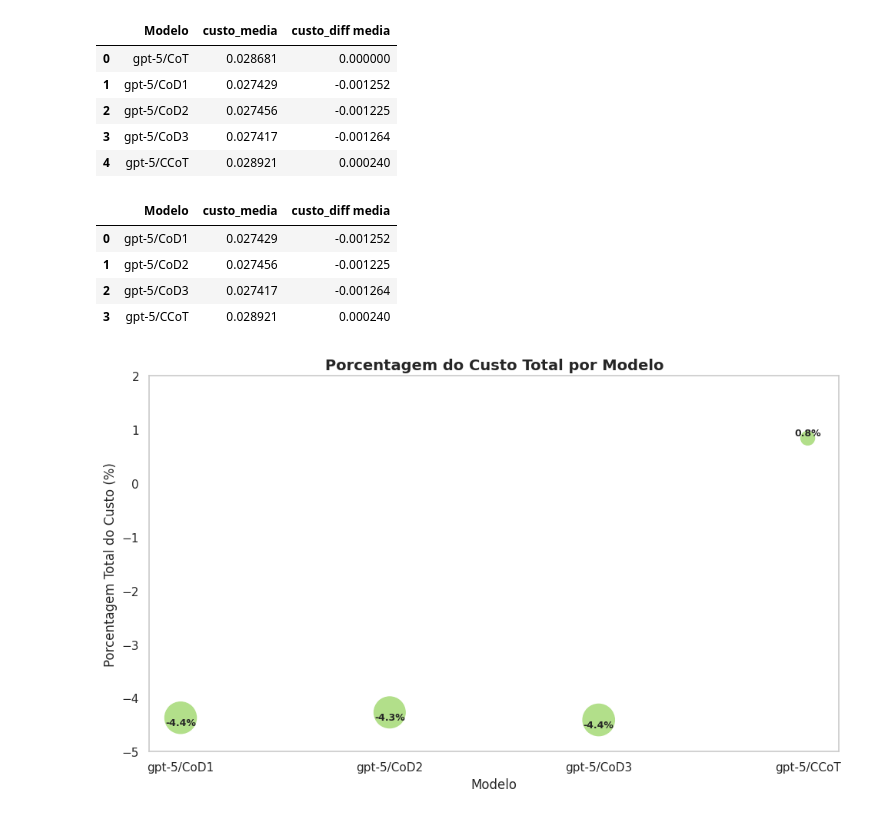
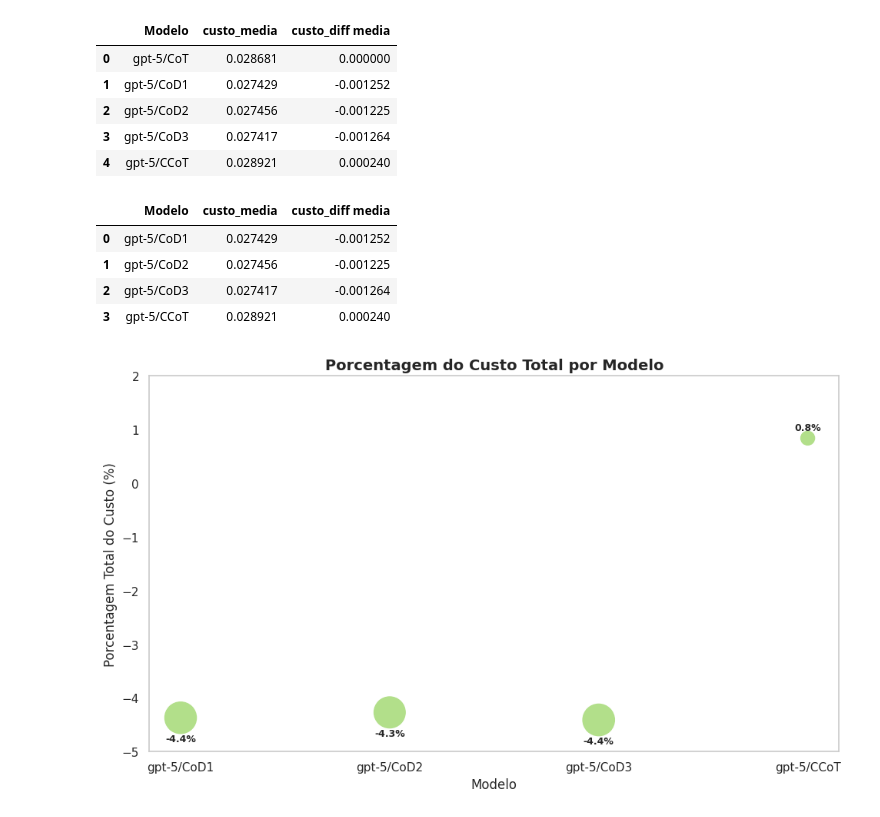
Before and after one commit to Lariiuki/ASGI, a Jupyter notebook: Imagem_analise2.ipynb, the cells around one changed output. Drawn from its saved outputs; the diff is of its cells as text; code cells hidden in the pictures.

```diff
--- a/Imagem_analise2.ipynb
+++ b/Imagem_analise2.ipynb
@@ -147,8 +147,8 @@ df_filtered = df[df["Modelo"] != "gpt-5/CoT"].reset_index(drop=True)
 # Agora exibir apenas as colunas desejadas
 display(df_filtered[["Modelo", "custo_media", "custo_diff media"]])
 
-# Filtrar para remover o modelo CoT
-df_filtered = df[df["Modelo"] != "gpt-5/CoT"].reset_index(drop=True)
+# Garantir que a coluna seja float (substituindo vírgula por ponto, se houver)
+df_filtered["porc_total"] = df_filtered["porc_total"].astype(str).str.replace(',', '.').astype(float)
 
 x = np.arange(len(df_filtered))
 values = df_filtered["porc_total"]
@@ -156,35 +156,34 @@ values = df_filtered["porc_total"]
 plt.figure(figsize=(10,6))
 
 # Definir tamanho da bolinha proporcional ao valor absoluto
-# Multiplicador ajusta a escala visual
 sizes = [abs(val)*200 for val in values]
 
 # Scatter plot com tamanho variável
 plt.scatter(x, values, color='#B2DF8A', s=sizes)
 
 # Adicionar valores acima/abaixo das bolinhas
 for xi, val in zip(x, values):
-    offset = 0.00004 if val >= 0 else -0.00004
+    offset = 0.1 if val >= 0 else -0.3  # ajustado para valores visíveis
     va = 'bottom' if val >= 0 else 'top'
     plt.text(xi, val + offset, f"{val:.1f}%", ha='center', va=va, fontsize=9, fontweight='bold')
 
 # Rótulos do eixo X
 plt.xticks(x, df_filtered["Modelo"], rotation=0, ha='center')
 
 plt.ylim(-5, 2)
 
 # Labels e título
 plt.ylabel('Porcentagem Total do Custo (%)', fontsize=12)
 plt.xlabel('Modelo', fontsize=12)
 plt.title('Porcentagem do Custo Total por Modelo', fontsize=14, fontweight='bold')
 
 plt.grid(False)
 plt.tight_layout()
 plt.show()
 # %% [output]
 |  | Modelo | custo_media | custo_diff media |
 | 0 | gpt-5/CoD1 | 0.027429 | -0.001252 |
 | 1 | gpt-5/CoD2 | 0.027456 | -0.001225 |
 | 2 | gpt-5/CoD3 | 0.027417 | -0.001264 |
 | 3 | gpt-5/CCoT | 0.028921 | 0.000240 |
-[figure, old version]
+[figure, new version]
```
Also changed, not shown: parts of 4 cells of this notebook.
